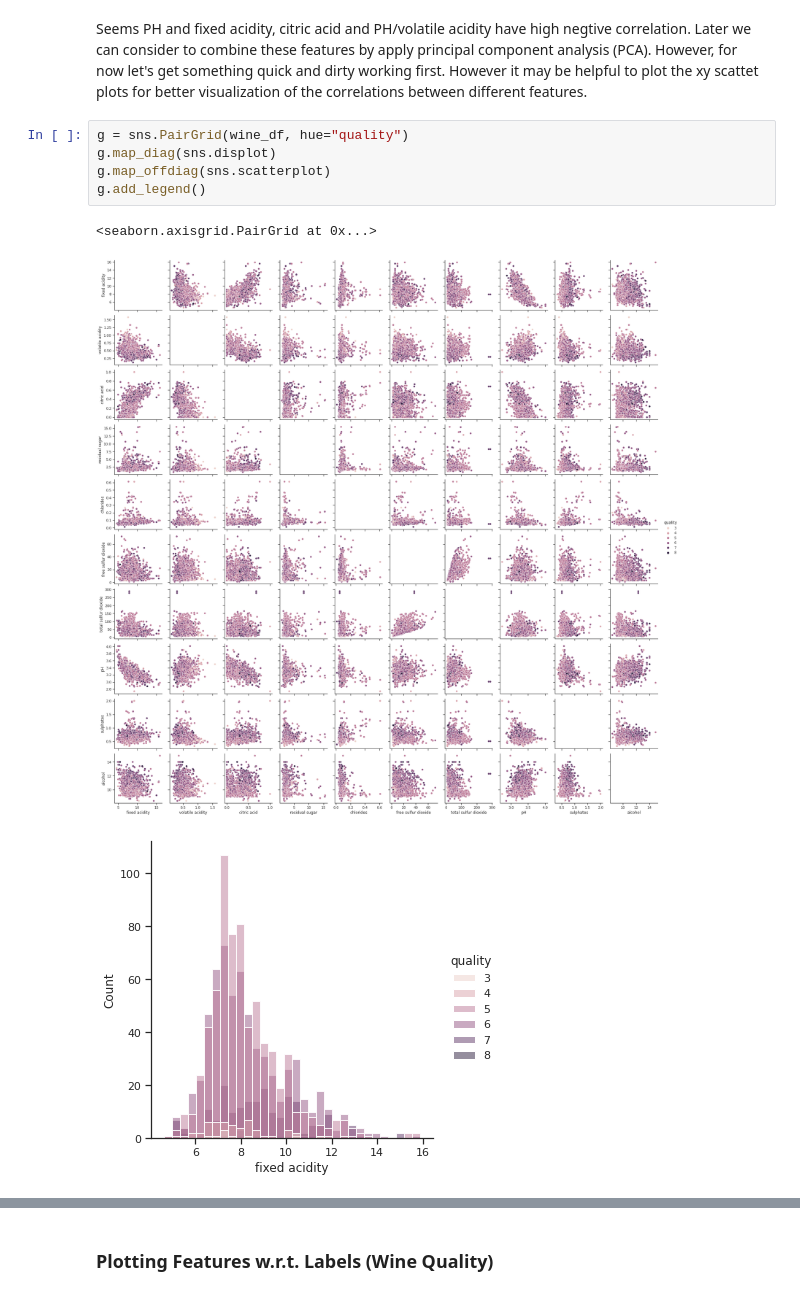
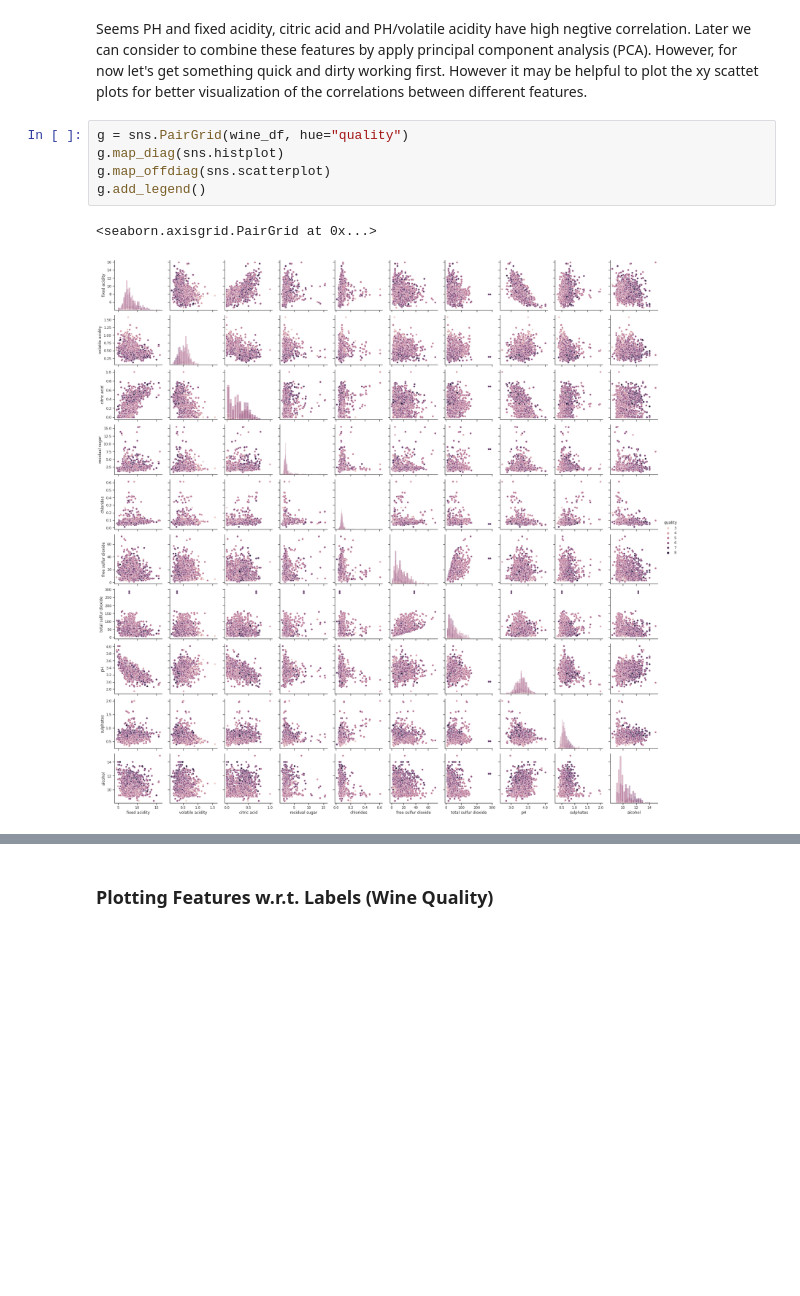
Before and after one commit to yixin0829/multi-label-wine-quality-classification, a Jupyter notebook: Wine_Quality_Classification.ipynb, the cells around one changed output, grey strips where cells are left out. Drawn from its saved outputs; the diff is of its cells as text; blank space fills up the shorter version.

Commit message:
Histplots

```diff
--- a/Wine_Quality_Classification.ipynb
+++ b/Wine_Quality_Classification.ipynb
@@ -201,10 +201,9 @@ sns.heatmap(corr, cmap=cmap, square=True,
 Seems PH and fixed acidity, citric acid and PH/volatile acidity have high negtive correlation. Later we can consider to combine these features by apply principal component analysis (PCA). However, for now let's get something quick and dirty working first. However it may be helpful to plot the xy scattet plots for better visualization of the correlations between different features.
 # %%
 g = sns.PairGrid(wine_df, hue="quality")
-g.map_diag(sns.displot)
+g.map_diag(sns.histplot)
 g.map_offdiag(sns.scatterplot)
 g.add_legend()
 # %% [output]
 <seaborn.axisgrid.PairGrid at 0x...>
-[figure, old version]
+[figure, new version]
-[figure, removed]
```
Also changed, not shown: parts of 1 cell of this notebook.
